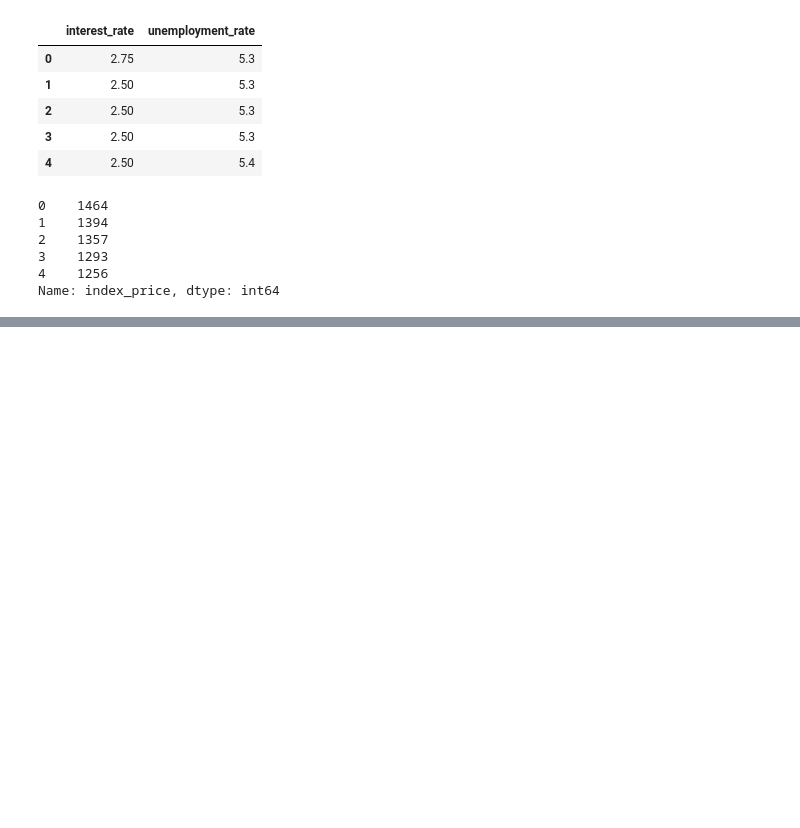
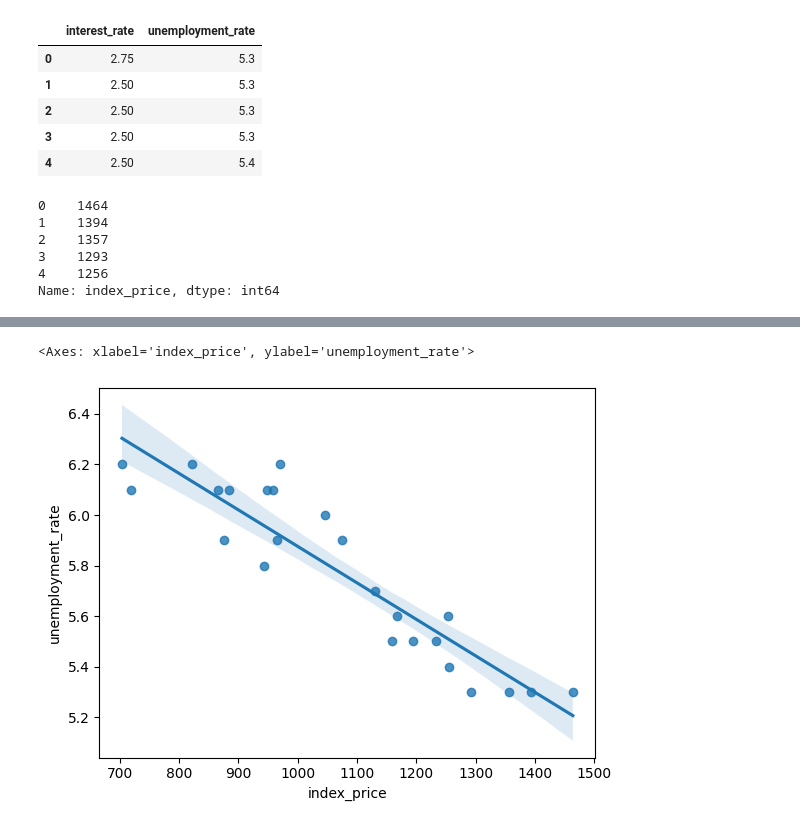
Before and after one commit to udityamerit/Complete-Machine-Learning-For-Beginners, a Jupyter notebook: 8-Complete Linear Regression/8.2-Multiple_Linear_Regression.ipynb, the cells around one changed output, grey strips where cells are left out. Saved outputs shown, nothing was run; the diff lists cells and outputs as text; code cells hidden in the pictures; blank space fills up the shorter version.

```diff
--- a/8-Complete Linear Regression/8.2-Multiple_Linear_Regression.ipynb
+++ b/8-Complete Linear Regression/8.2-Multiple_Linear_Regression.ipynb
@@ -98,0 +111,5 @@ X_test.shape, X_train.shape
+# %%
+sns.regplot(x='index_price', y='unemployment_rate', data=df)
+# %% [output]
+<Axes: xlabel='index_price', ylabel='unemployment_rate'>
+[figure, added]
```
Also changed, not shown: parts of 8 cells of this notebook.
